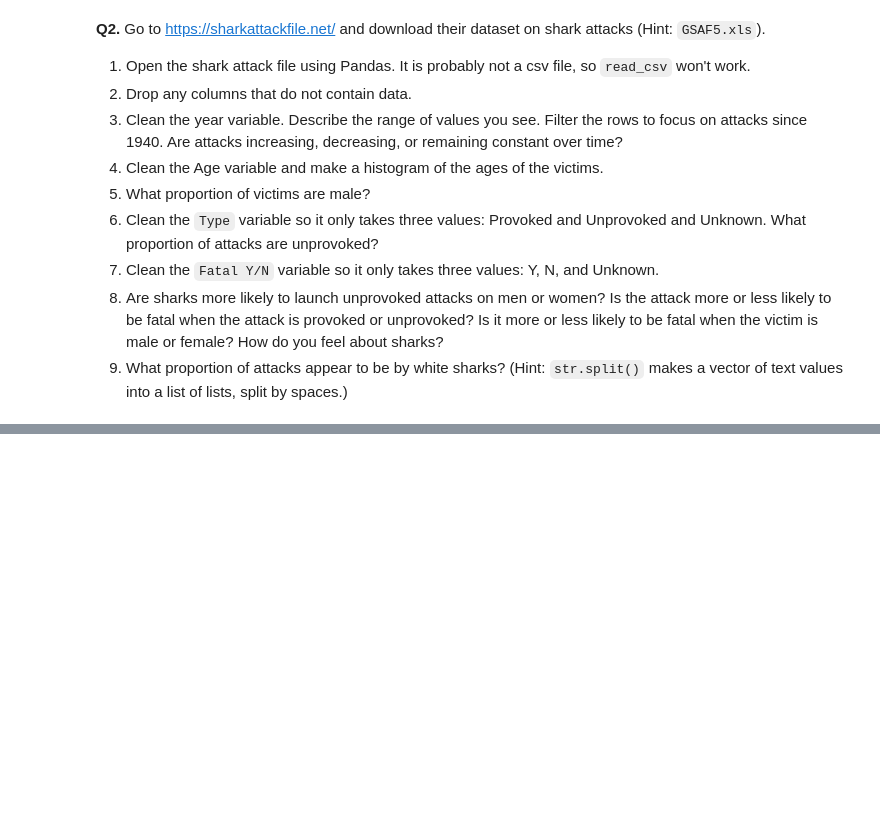
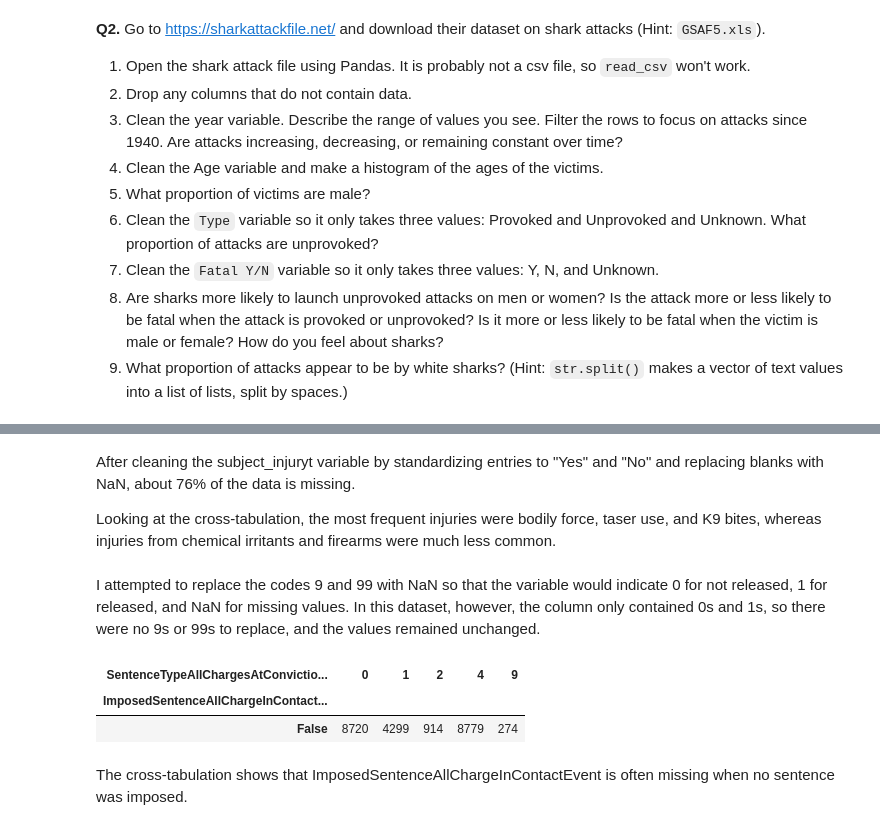
Before and after one commit to zje5sq/wrangling_assignment, a Jupyter notebook: assignment.ipynb, the cells around one changed output, grey strips where cells are left out. Drawn from its saved outputs; the diff is of its cells as text; code cells hidden in the pictures; blank space fills up the shorter version.

```diff
--- a/assignment.ipynb
+++ b/assignment.ipynb
@@ -191,0 +85,24 @@ KeyError: 'Fatal (Y/N)'
+# %% [markdown]
+After cleaning the subject_injuryt variable by standardizing entries to "Yes" and "No" and replacing blanks with NaN, about 76% of the data is missing.
+
+Looking at the cross-tabulation, the most frequent injuries were bodily force, taser use, and K9 bites, whereas injuries from chemical irritants and firearms were much less common.
+# %%
+#3 Dummy Variable
+
+pretrial_data = pd.read_parquet("./data/justice_data.parquet")
+
+var = "WhetherDefendantWasReleasedPretrial"
+pretrial_data[var] = pretrial_data[var].replace([9,99],np.nan)
+# %% [markdown]
+I attempted to replace the codes 9 and 99 with NaN so that the variable would indicate 0 for not released, 1 for released, and NaN for missing values. In this dataset, however, the column only contained 0s and 1s, so there were no 9s or 99s to replace, and the values remained unchanged.
+# %%
+#4 Missing Values
+
+pd.crosstab(pretrial_data['ImposedSentenceAllChargeInContactEvent'].isnull(),
+            pretrial_data['SentenceTypeAllChargesAtConvictionInContactEvent'])
+# %% [output]
+| SentenceTypeAllChargesAtConvictio... | 0 | 1 | 2 | 4 | 9 |
+| ImposedSentenceAllChargeInContact... |  |  |  |  |  |
+| False | 8720 | 4299 | 914 | 8779 | 274 |
+# %% [markdown]
+The cross-tabulation shows that ImposedSentenceAllChargeInContactEvent is often missing when no sentence was imposed.
```
Also changed, not shown: parts of 23 cells of this notebook.
